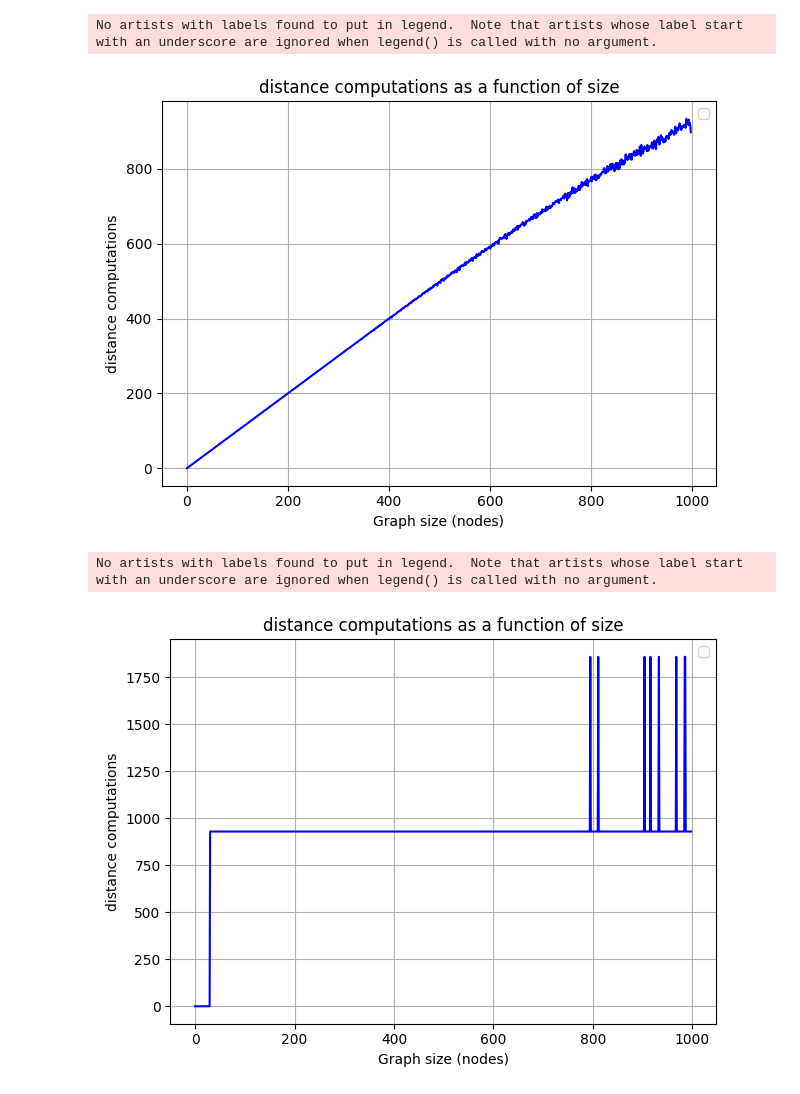
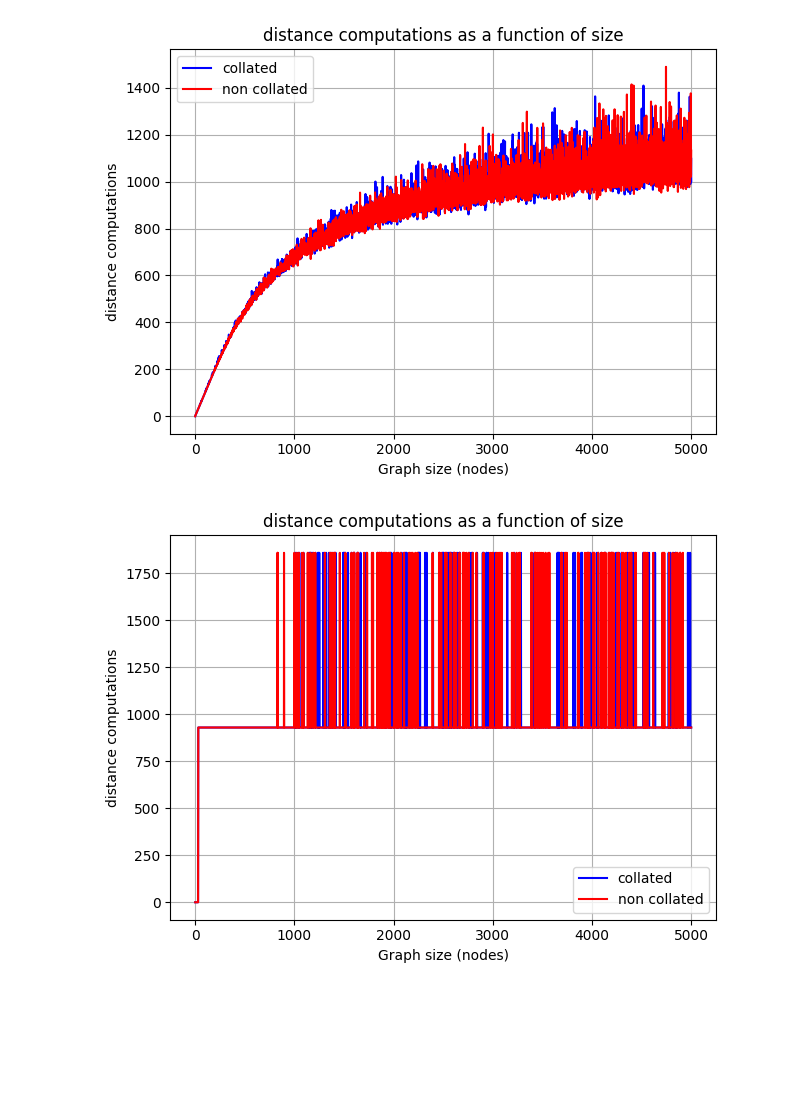
Before and after one commit to jw-mcgrath/pyvectorsearch, a Jupyter notebook: exps/notebooks/insert_stats.ipynb, the cells around one changed output. Cells and saved outputs as stored; diff of their text form; code cells hidden in the pictures; blank space fills up the shorter version.

```diff
--- a/exps/notebooks/insert_stats.ipynb
+++ b/exps/notebooks/insert_stats.ipynb
@@ -2,5 +2,6 @@
 import matplotlib.pyplot as plt
 import pandas as pd
 # %%
-data = pd.read_csv("../output_data/insert_stats.csv")
+data_c = pd.read_csv("../output_data/insert_stats_collated.csv")
+data_nc = pd.read_csv("../output_data/insert_stats_non_collated.csv")
 # %%
@@ -37,8 +38,8 @@ No artists with labels found to put in legend.  Note that artists whose label st
 plt.figure()
 
 # Plot the data
-plt.plot(data['size'], data['search_distance_computations'], color='blue')
-
+plt.plot(data_c['size'], data_c['search_distance_computations'],label='collated', color='blue')
+plt.plot(data_nc['size'], data_nc['search_distance_computations'],label='non collated', color='red')
 # Add titles and labels
 plt.title('distance computations as a function of size')
 plt.xlabel('Graph size (nodes)')
@@ -50,24 +51,22 @@ plt.grid(True)
 plt.tight_layout()
 plt.show()
 # %% [output]
-No artists with labels found to put in legend.  Note that artists whose label start with an underscore are ignored when legend() is called with no argument.
-[figure, old version]
+[figure, new version]
 # %%
 plt.figure()
 
 # Plot the data
-plt.plot(data['size'], data['shrinks_distance_computations'], color='blue')
-
+plt.plot(data_c['size'], data_c['shrinks_distance_computations'],label='collated', color='blue')
+plt.plot(data_nc['size'], data_nc['shrinks_distance_computations'],label='non collated', color='red')
 # Add titles and labels
 plt.title('distance computations as a function of size')
 plt.xlabel('Graph size (nodes)')
 plt.ylabel('distance computations')
 plt.legend()
 
 # Display the plot
 plt.grid(True)
 plt.tight_layout()
 plt.show()
 # %% [output]
-No artists with labels found to put in legend.  Note that artists whose label start with an underscore are ignored when legend() is called with no argument.
-[figure, old version]
+[figure, new version]
```
Also changed, not shown: parts of 2 cells of this notebook, 10 other files.
